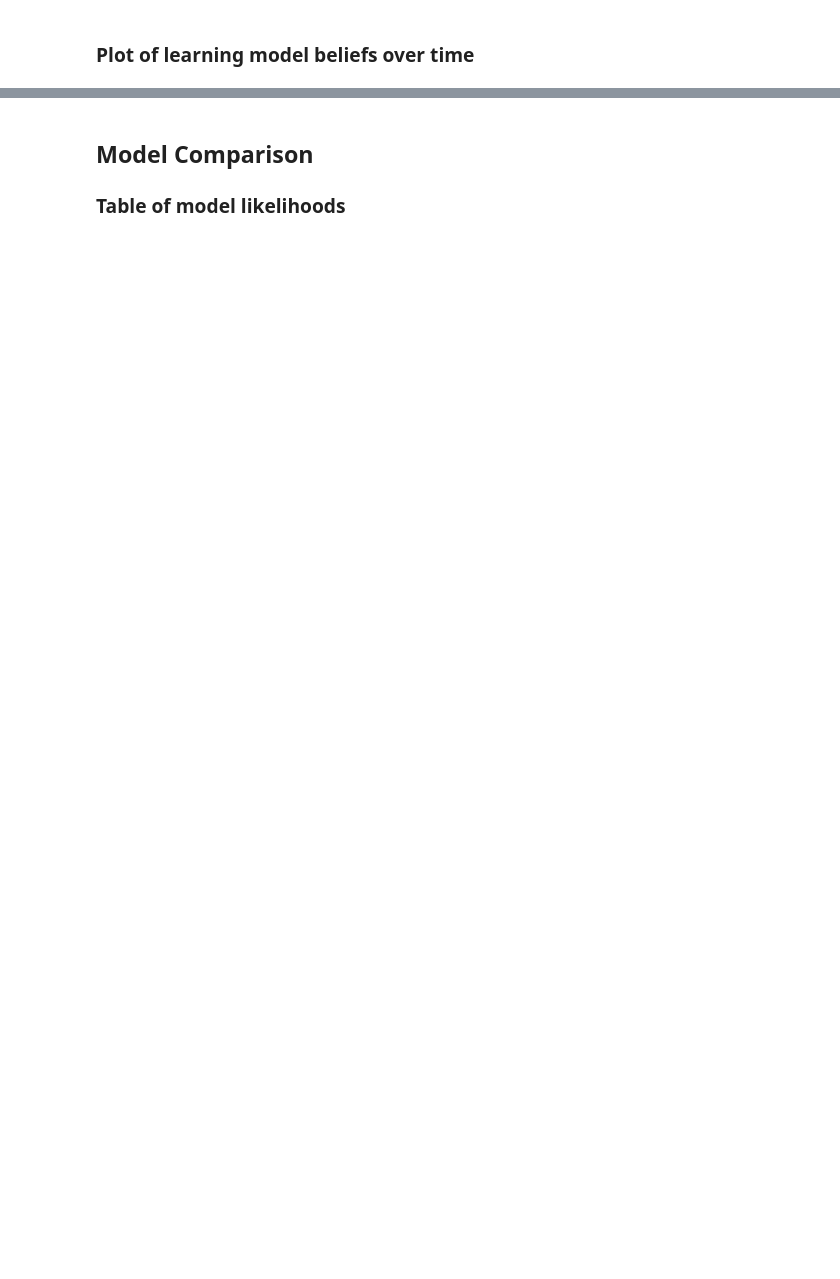
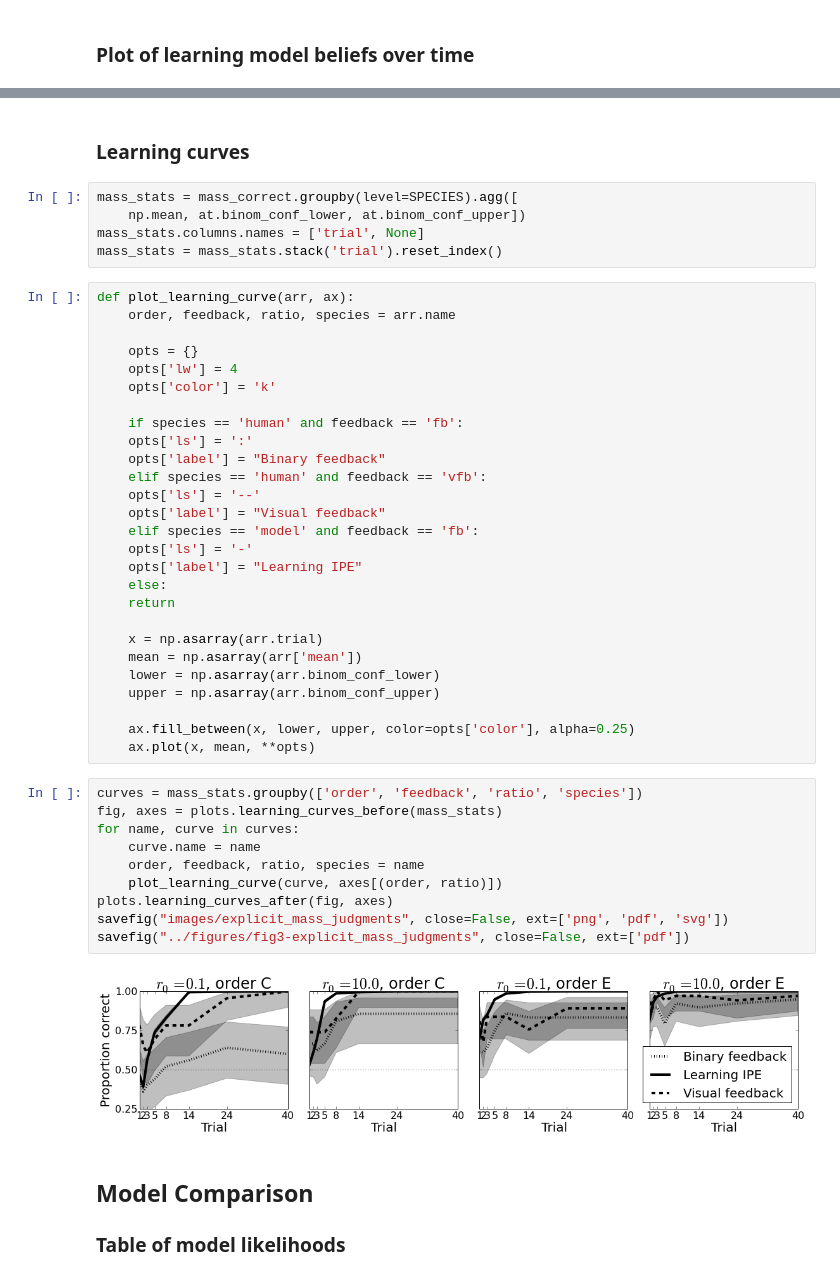
Before and after one commit to berkeley-cocosci/mass-inference, a Jupyter notebook: analysis/analyze-stability-learning.ipynb, the cells around one changed output, grey strips where cells are left out. Drawn from its saved outputs; the diff is of its cells as text; blank space fills up the shorter version.

```diff
--- a/analysis/analyze-stability-learning.ipynb
+++ b/analysis/analyze-stability-learning.ipynb
@@ -436,3 +387,49 @@ at.savefig("../figures/fig3-explicit_mass_judgments", close=False, ext=['pdf'])
+# %% [markdown]
+### Learning curves
+# %%
+mass_stats = mass_correct.groupby(level=SPECIES).agg([
+    np.mean, at.binom_conf_lower, at.binom_conf_upper])
+mass_stats.columns.names = ['trial', None]
+mass_stats = mass_stats.stack('trial').reset_index()
+# %%
+def plot_learning_curve(arr, ax):
+    order, feedback, ratio, species = arr.name
+
+    opts = {}
+    opts['lw'] = 4
+    opts['color'] = 'k'
+
+    if species == 'human' and feedback == 'fb':
+	opts['ls'] = ':'
+	opts['label'] = "Binary feedback"
+    elif species == 'human' and feedback == 'vfb':
+	opts['ls'] = '--'
+	opts['label'] = "Visual feedback"
+    elif species == 'model' and feedback == 'fb':
+	opts['ls'] = '-'
+	opts['label'] = "Learning IPE"
+    else:
+	return
+
+    x = np.asarray(arr.trial)
+    mean = np.asarray(arr['mean'])
+    lower = np.asarray(arr.binom_conf_lower)
+    upper = np.asarray(arr.binom_conf_upper)
+
+    ax.fill_between(x, lower, upper, color=opts['color'], alpha=0.25)
+    ax.plot(x, mean, **opts)
+# %%
+curves = mass_stats.groupby(['order', 'feedback', 'ratio', 'species'])
+fig, axes = plots.learning_curves_before(mass_stats)
+for name, curve in curves:
+    curve.name = name
+    order, feedback, ratio, species = name
+    plot_learning_curve(curve, axes[(order, ratio)])
+plots.learning_curves_after(fig, axes)
+savefig("images/explicit_mass_judgments", close=False, ext=['png', 'pdf', 'svg'])
+savefig("../figures/fig3-explicit_mass_judgments", close=False, ext=['pdf'])
+# %% [output]
+[figure, added]
 # %% [markdown]
 ## Model Comparison
 ### Table of model likelihoods
```
Also changed, not shown: parts of 67 cells of this notebook, 3 other files.
